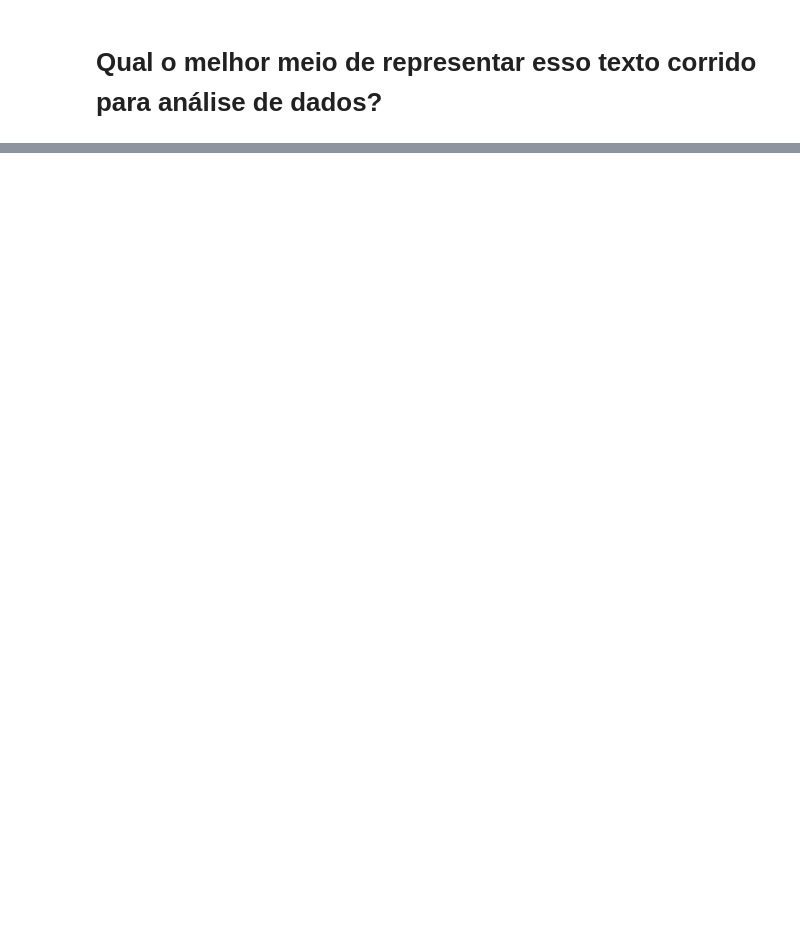
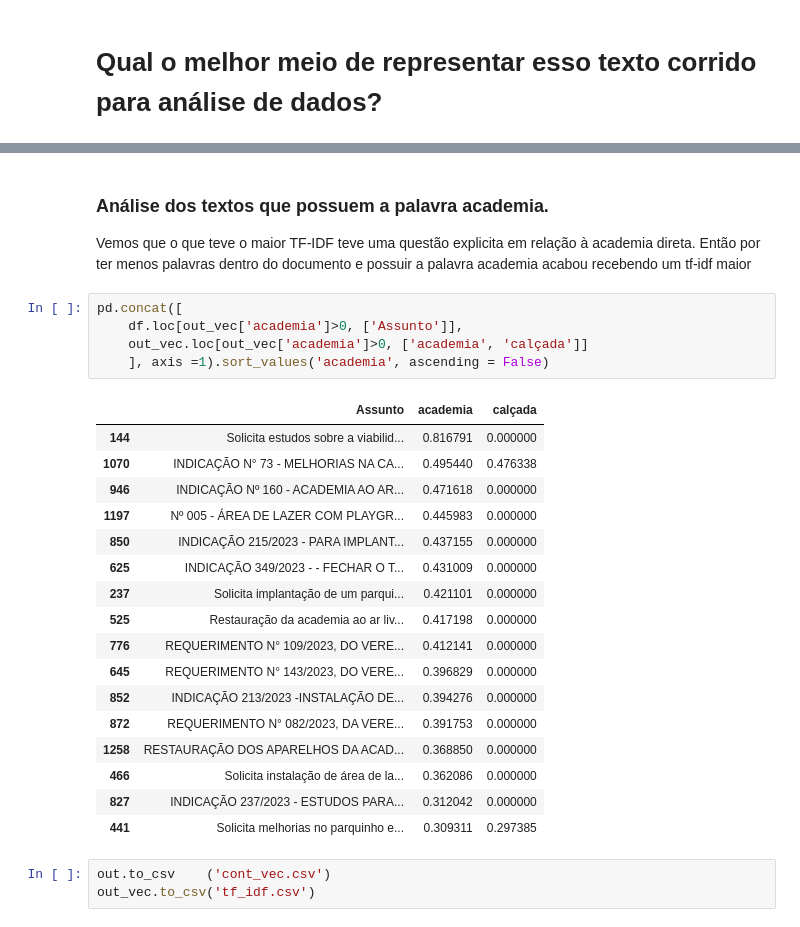
Before and after one commit to leoferro/analise_textual_capivari, a Jupyter notebook: Transformacao.ipynb, the cells around one changed output, grey strips where cells are left out. Drawn from its saved outputs; the diff is of its cells as text; blank space fills up the shorter version.

```diff
--- a/Transformacao.ipynb
+++ b/Transformacao.ipynb
@@ -48,0 +106,30 @@ Name: Assunto, Length: 1500, dtype: object
+# %% [markdown]
+### Análise dos textos que possuem a palavra academia.
+
+Vemos que o que teve o maior TF-IDF teve uma questão explicita em relação à academia direta. Então por ter menos palavras dentro do documento e possuir a palavra academia acabou recebendo um tf-idf maior
+# %%
+pd.concat([
+    df.loc[out_vec['academia']>0, ['Assunto']],
+    out_vec.loc[out_vec['academia']>0, ['academia', 'calçada']]
+    ], axis =1).sort_values('academia', ascending = False)
+# %% [output]
+|  | Assunto | academia | calçada |
+| 144 | Solicita estudos sobre a viabilid... | 0.816791 | 0.000000 |
+| 1070 | INDICAÇÃO N° 73 - MELHORIAS NA CA... | 0.495440 | 0.476338 |
+| 946 | INDICAÇÃO Nº 160 - ACADEMIA AO AR... | 0.471618 | 0.000000 |
+| 1197 | Nº 005 - ÁREA DE LAZER COM PLAYGR... | 0.445983 | 0.000000 |
+| 850 | INDICAÇÃO 215/2023 - PARA IMPLANT... | 0.437155 | 0.000000 |
+| 625 | INDICAÇÃO 349/2023 - - FECHAR O T... | 0.431009 | 0.000000 |
+| 237 | Solicita implantação de um parqui... | 0.421101 | 0.000000 |
+| 525 | Restauração da academia ao ar liv... | 0.417198 | 0.000000 |
+| 776 | REQUERIMENTO N° 109/2023, DO VERE... | 0.412141 | 0.000000 |
+| 645 | REQUERIMENTO N° 143/2023, DO VERE... | 0.396829 | 0.000000 |
+| 852 | INDICAÇÃO 213/2023 -INSTALAÇÃO DE... | 0.394276 | 0.000000 |
+| 872 | REQUERIMENTO N° 082/2023, DA VERE... | 0.391753 | 0.000000 |
+| 1258 | RESTAURAÇÃO DOS APARELHOS DA ACAD... | 0.368850 | 0.000000 |
+| 466 | Solicita instalação de área de la... | 0.362086 | 0.000000 |
+| 827 | INDICAÇÃO 237/2023 - ESTUDOS PARA... | 0.312042 | 0.000000 |
+| 441 | Solicita melhorias no parquinho e... | 0.309311 | 0.297385 |
+# %%
+out.to_csv    ('cont_vec.csv')
+out_vec.to_csv('tf_idf.csv')
```
Also changed, not shown: parts of 18 cells of this notebook.
